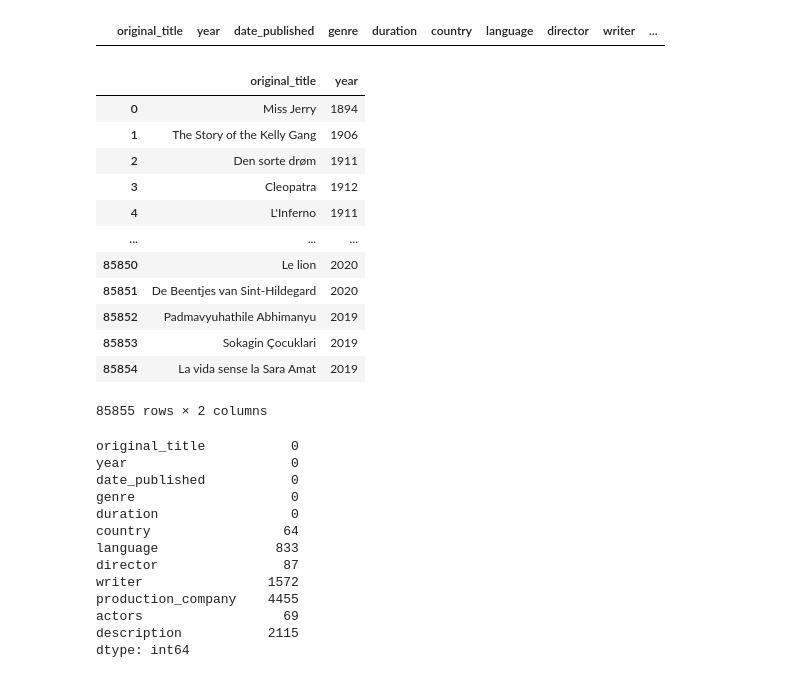
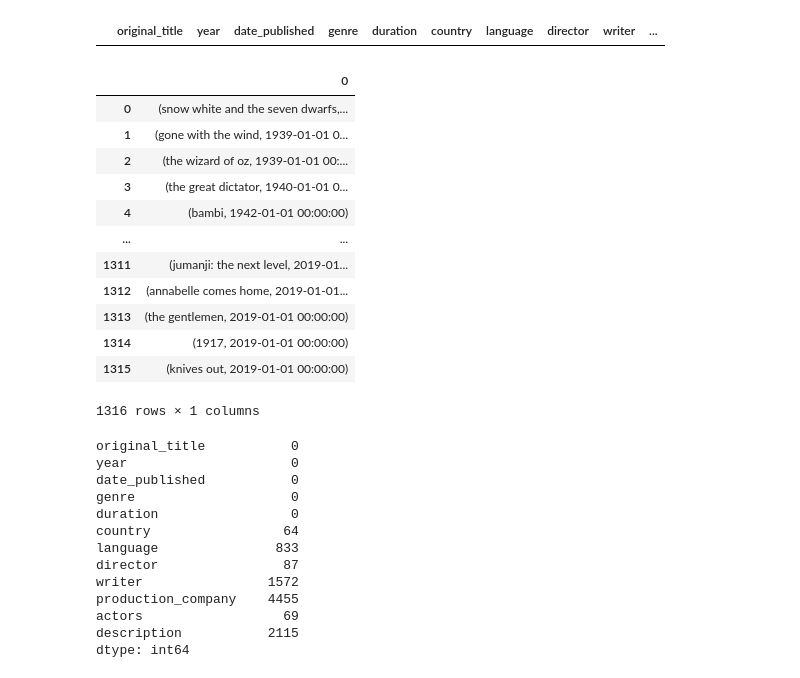
Before and after one commit to llubna/Movies-, a Jupyter notebook: web_scraping.ipynb, the cells around one changed output. Saved outputs shown, nothing was run; the diff lists cells and outputs as text; code cells hidden in the pictures.

```diff
--- a/web_scraping.ipynb
+++ b/web_scraping.ipynb
@@ -153,24 +153,27 @@ NewDataSet
 NewDataSet[NewDataSet.duplicated(keep='last')]
 # %% [output]
 |  | original_title | year | date_published | genre | duration | country | language | director | writer | ... |
-# %%
-test= NewDataSet[['original_title','year']]
-test2=Scraped_data[['Title','Year']]
-test
-# %% [output]
-|  | original_title | year |
-| 0 | Miss Jerry | 1894 |
-| 1 | The Story of the Kelly Gang | 1906 |
-| 2 | Den sorte drøm | 1911 |
-| 3 | Cleopatra | 1912 |
-| 4 | L'Inferno | 1911 |
-| ... | ... | ... |
-| 85850 | Le lion | 2020 |
-| 85851 | De Beentjes van Sint-Hildegard | 2020 |
-| 85852 | Padmavyuhathile Abhimanyu | 2019 |
-| 85853 | Sokagin Çocuklari | 2019 |
-| 85854 | La vida sense la Sara Amat | 2019 |
-85855 rows × 2 columns
+# %%
+
+
+test= pd.Index(NewDataSet[['original_title','year']])
+test2=pd.Index(Scraped_data[['Title','Year']])
+result=test.intersection(test2)
+pd.DataFrame(result)
+# %% [output]
+|  | 0 |
+| 0 | (snow white and the seven dwarfs,... |
+| 1 | (gone with the wind, 1939-01-01 0... |
+| 2 | (the wizard of oz, 1939-01-01 00:... |
+| 3 | (the great dictator, 1940-01-01 0... |
+| 4 | (bambi, 1942-01-01 00:00:00) |
+| ... | ... |
+| 1311 | (jumanji: the next level, 2019-01... |
+| 1312 | (annabelle comes home, 2019-01-01... |
+| 1313 | (the gentlemen, 2019-01-01 00:00:00) |
+| 1314 | (1917, 2019-01-01 00:00:00) |
+| 1315 | (knives out, 2019-01-01 00:00:00) |
+1316 rows × 1 columns
 # %%
 NewDataSet.isnull().sum()
 # %% [output]
```
Also changed, not shown: parts of 9 cells of this notebook.
